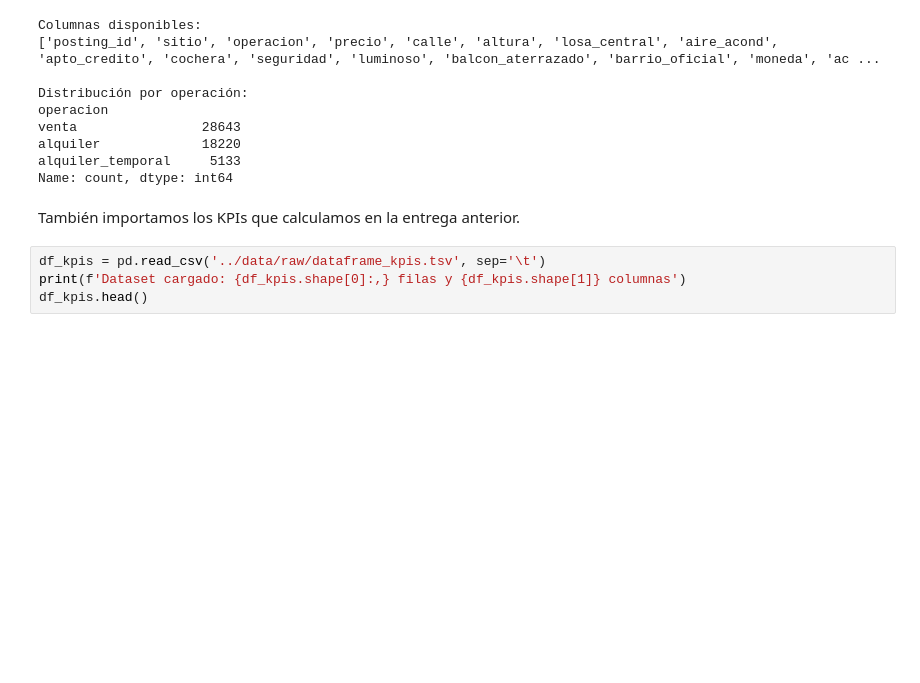
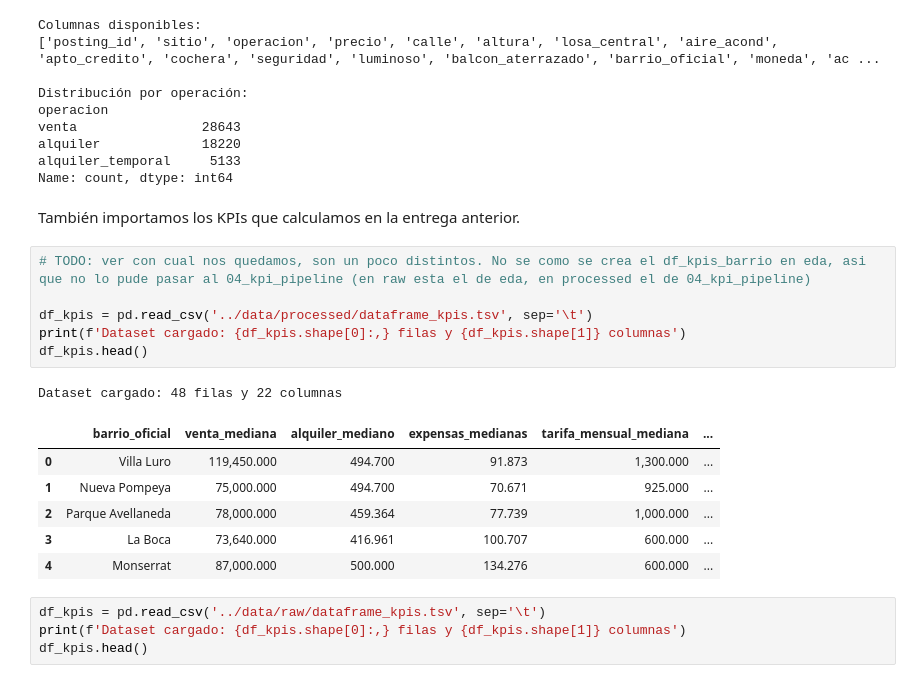
Before and after one commit to clararodriguezacevedo/descriptiva-real-estate, a Jupyter notebook: notebooks/TP3_Grupo_1.ipynb, the cells around one changed output. Drawn from its saved outputs; the diff is of its cells as text; blank space fills up the shorter version.

Commit message:
modularizar eda en distintos notebooks

```diff
--- a/notebooks/TP3_Grupo_1.ipynb
+++ b/notebooks/TP3_Grupo_1.ipynb
@@ -103,6 +81,20 @@ alquiler_temporal     5133
 Name: count, dtype: int64
 # %% [markdown]
 También importamos los KPIs que calculamos en la entrega anterior.
+# %%
+# TODO: ver con cual nos quedamos, son un poco distintos. No se como se crea el df_kpis_barrio en eda, asi que no lo pude pasar al 04_kpi_pipeline (en raw esta el de eda, en processed el de 04_kpi_pipeline)
+
+df_kpis = pd.read_csv('../data/processed/dataframe_kpis.tsv', sep='\t')
+print(f'Dataset cargado: {df_kpis.shape[0]:,} filas y {df_kpis.shape[1]} columnas')
+df_kpis.head()
+# %% [output]
+Dataset cargado: 48 filas y 22 columnas
+|  | barrio_oficial | venta_mediana | alquiler_mediano | expensas_medianas | tarifa_mensual_mediana | ... |
+| 0 | Villa Luro | 119,450.000 | 494.700 | 91.873 | 1,300.000 | ... |
+| 1 | Nueva Pompeya | 75,000.000 | 494.700 | 70.671 | 925.000 | ... |
+| 2 | Parque Avellaneda | 78,000.000 | 459.364 | 77.739 | 1,000.000 | ... |
+| 3 | La Boca | 73,640.000 | 416.961 | 100.707 | 600.000 | ... |
+| 4 | Monserrat | 87,000.000 | 500.000 | 134.276 | 600.000 | ... |
 # %%
 df_kpis = pd.read_csv('../data/raw/dataframe_kpis.tsv', sep='\t')
 print(f'Dataset cargado: {df_kpis.shape[0]:,} filas y {df_kpis.shape[1]} columnas')
```
Also changed, not shown: parts of 1 cell of this notebook, 8 other files.
